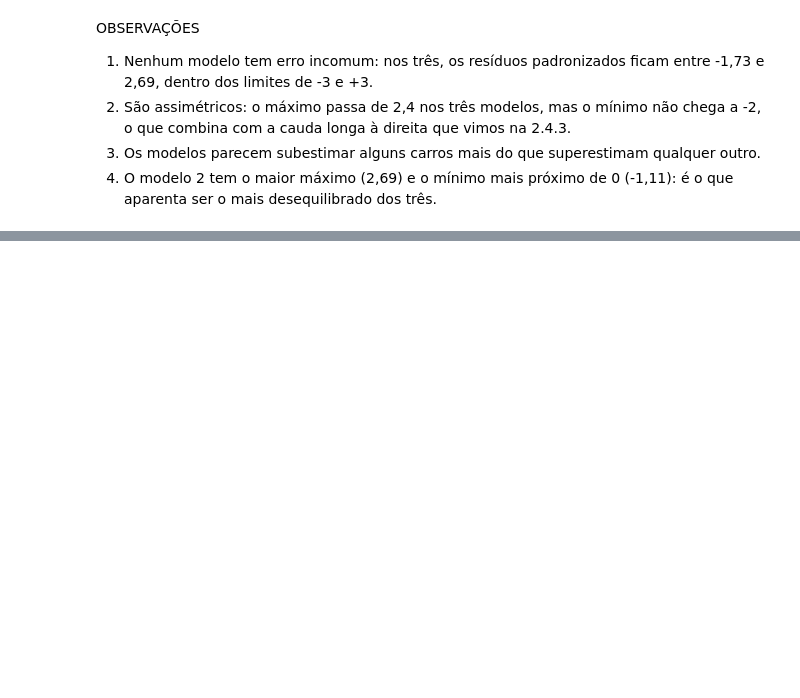
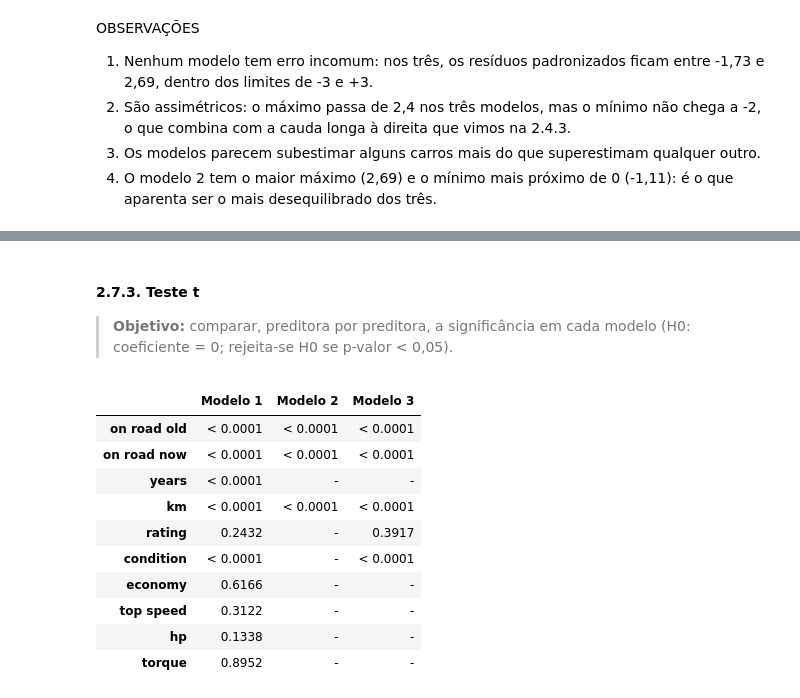
Before and after one commit to joaopdroslv/modelos-de-regressao-pucminas, a Jupyter notebook: Atividades/Lista_1/notebooks/Lista_1 - Análises.ipynb, the cells around one changed output, grey strips where cells are left out. Drawn from its saved outputs; the diff is of its cells as text; code cells hidden in the pictures; blank space fills up the shorter version.

```diff
--- a/Atividades/Lista_1/notebooks/Lista_1 - Análises.ipynb
+++ b/Atividades/Lista_1/notebooks/Lista_1 - Análises.ipynb
@@ -1619,0 +1679,5 @@ OBSERVAÇÕES
+# %%
+pd.DataFrame({
+    nome: {'F': round(modelo.fvalue, 2), 'p-valor': formata_p(modelo.f_pvalue)}
+    for nome, modelo in modelos_carros.items()
+}).T
@@ -1619,0 +1694,22 @@ OBSERVAÇÕES
+# %% [markdown]
+#### 2.7.3. Teste t
+
+> **Objetivo:** comparar, preditora por preditora, a significância em cada modelo (H0: coeficiente = 0; rejeita-se H0 se p-valor < 0,05).
+# %%
+# Células com '-': preditora fora do modelo
+pd.DataFrame({
+    nome: modelo.pvalues.drop('const').apply(formata_p)
+    for nome, modelo in modelos_carros.items()
+}).loc[preditoras_carros].fillna('-')
+# %% [output]
+|  | Modelo 1 | Modelo 2 | Modelo 3 |
+| on road old | < 0.0001 | < 0.0001 | < 0.0001 |
+| on road now | < 0.0001 | < 0.0001 | < 0.0001 |
+| years | < 0.0001 | - | - |
+| km | < 0.0001 | < 0.0001 | < 0.0001 |
+| rating | 0.2432 | - | 0.3917 |
+| condition | < 0.0001 | - | < 0.0001 |
+| economy | 0.6166 | - | - |
+| top speed | 0.3122 | - | - |
+| hp | 0.1338 | - | - |
+| torque | 0.8952 | - | - |
```
Also changed, not shown: parts of 10 cells of this notebook.
